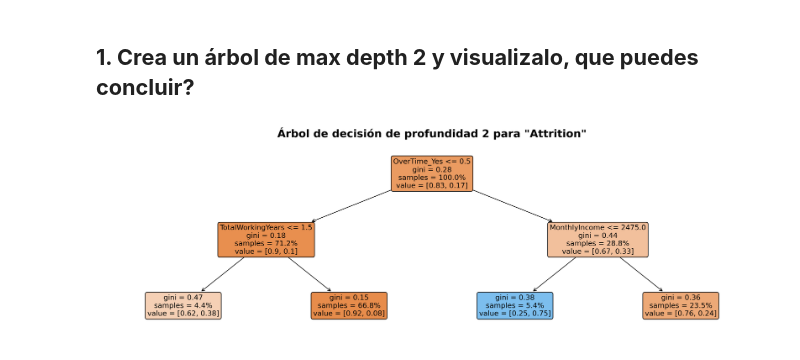
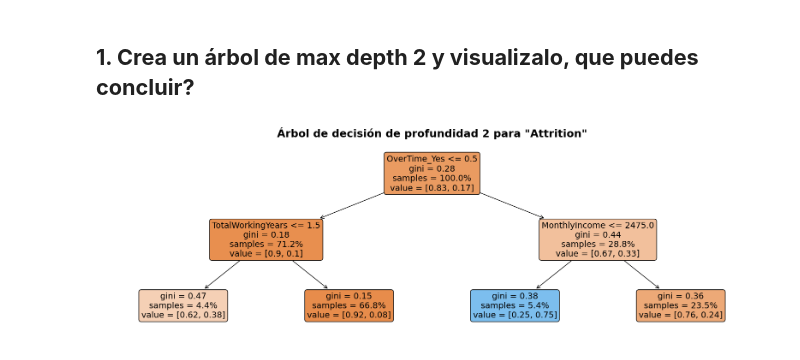
Before and after one commit to luisejdm/Aprendizaje_Estadistico, a Jupyter notebook: Examenes/Examen3_practico.ipynb, the cells around one changed output. Cells and saved outputs as stored; diff of their text form; code cells hidden in the pictures.

```diff
--- a/Examenes/Examen3_practico.ipynb
+++ b/Examenes/Examen3_practico.ipynb
@@ -11,14 +11,17 @@ import matplotlib.pyplot as plt
 
 from sklearn.model_selection import train_test_split
 from sklearn.tree import DecisionTreeClassifier, plot_tree
+from sklearn.model_selection import GridSearchCV
+from sklearn.pipeline import Pipeline
+from sklearn.metrics import roc_auc_score
 
 import warnings
 warnings.filterwarnings("ignore")
 
 pd.set_option('display.float_format', '{:,.4f}'.format)
 
-plt.rcParams['figure.figsize'] = [10, 6]
-plt.rcParams['figure.dpi'] = 300
+plt.rcParams['figure.figsize'] = [12, 6]
+plt.rcParams['figure.facecolor'] = 'lightgray'
 # %% [markdown]
 # **Funciones**
 # %% [markdown]
@@ -134,13 +180,13 @@ categorical_features = [col for col in data.columns if data[col].dtype not in ['
 # %%
 X = data_encoded.drop(columns=[target_encoded])
 y = data_encoded[target_encoded]
 
 X_train, X_test, y_train, y_test = train_test_split(X, y, test_size=0.2, random_state=42)
 tree = DecisionTreeClassifier(max_depth=2).fit(X_train, y_train)
 
-plt.figure(figsize=(20, 6))
-plot_tree(tree, feature_names=X.columns, filled=True, rounded=True, proportion=True, fontsize=12, precision=2)
+plt.figure(figsize=(20, 6), facecolor='white')
+plot_tree(tree, feature_names=X.columns, filled=True, rounded=True, proportion=True, fontsize=14, precision=2)
 plt.title('Árbol de decisión de profundidad 2 para "Attrition"', fontsize=18, fontweight='bold')
 plt.show()
 # %% [output]
-[figure, old version]
+[figure, new version]
```
Also changed, not shown: parts of 4 cells of this notebook.
